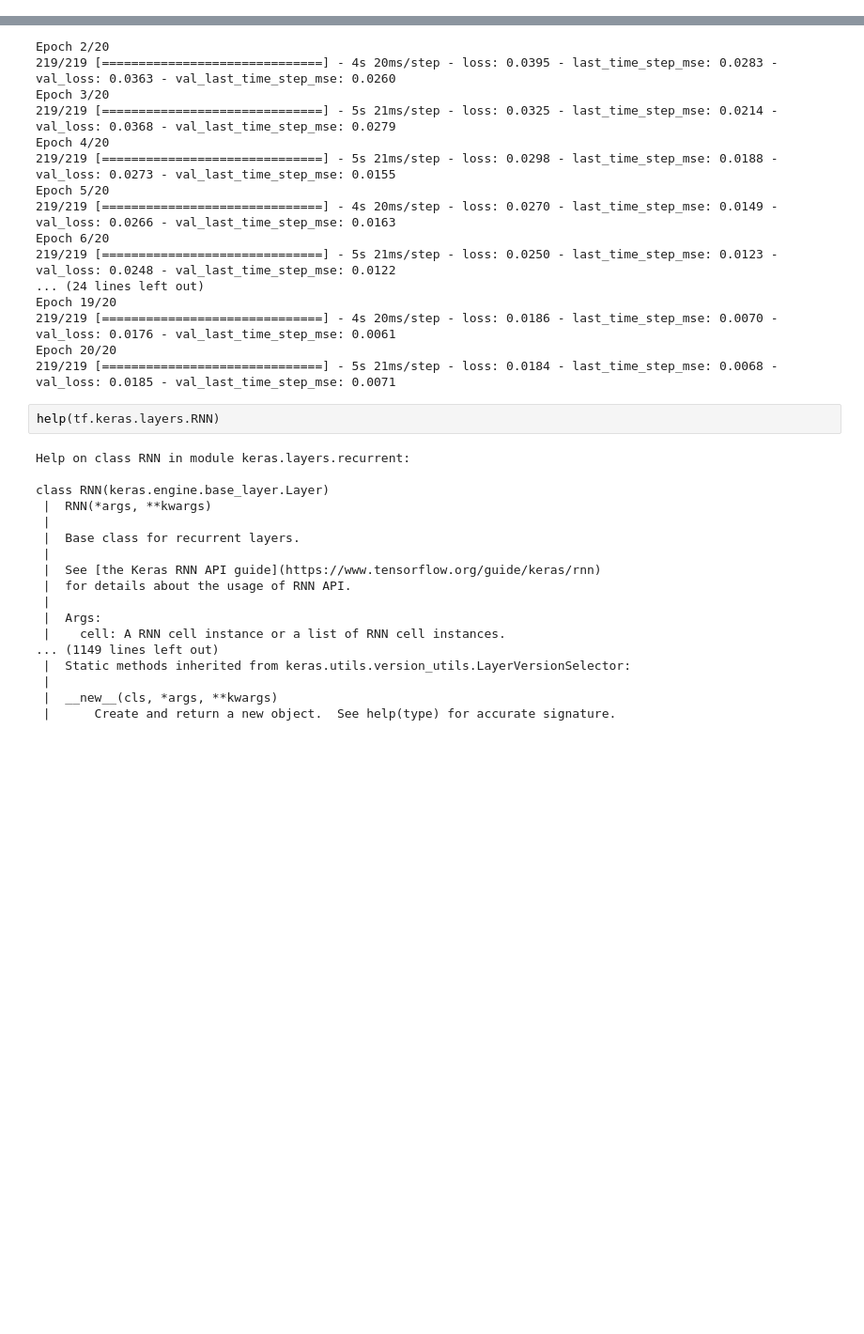
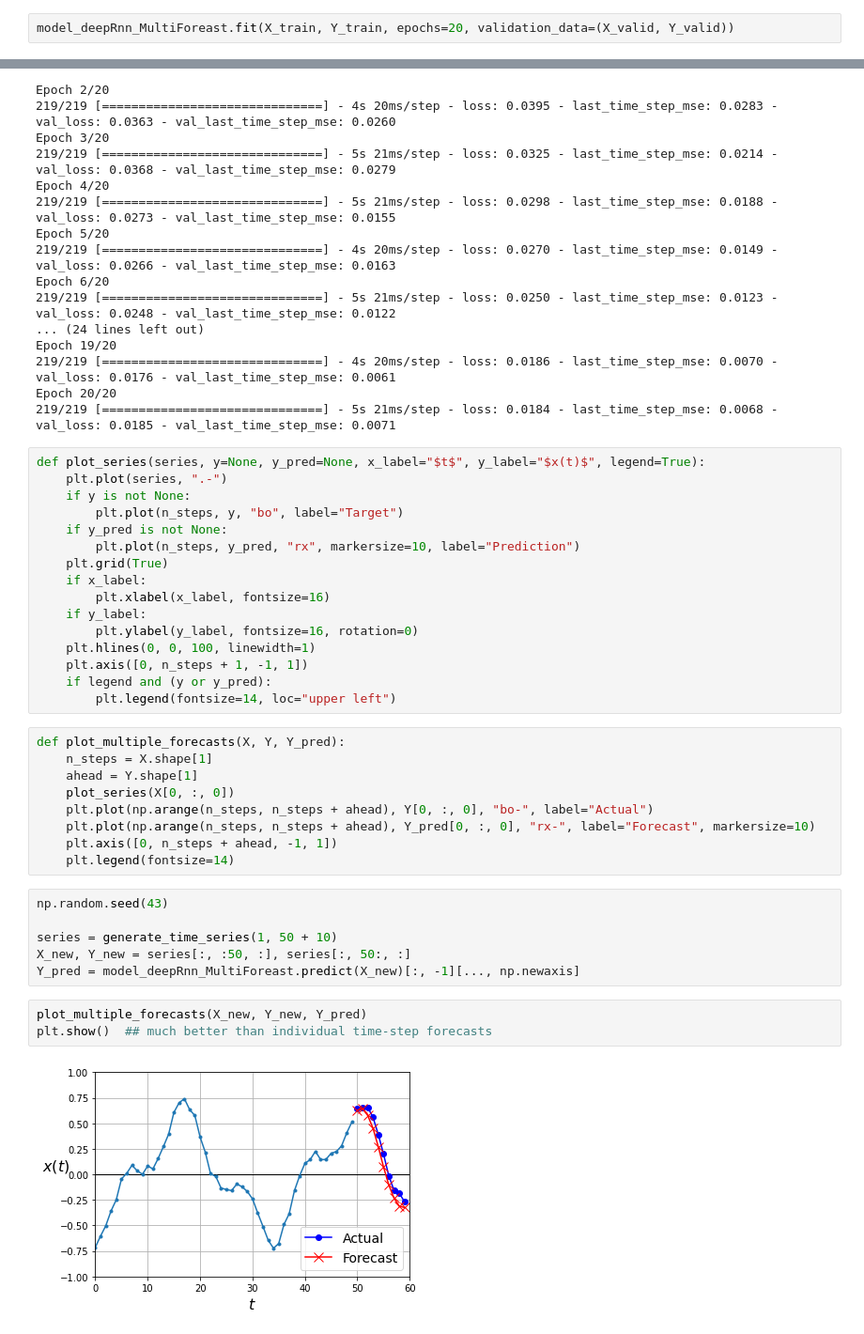
Before and after one commit to rahuljungbahadur/hands_on_ml_book, a Jupyter notebook: Rnn_time_series.ipynb, the cells around one changed output, grey strips where cells are left out. Shown: that part at 94% size. Drawn from its saved outputs; the diff is of its cells as text; blank space fills up the shorter version.

```diff
--- a/Rnn_time_series.ipynb
+++ b/Rnn_time_series.ipynb
@@ -312,3 +312,5 @@ def last_step_error_metric(y_true, y_pred):
 model_deepRnn_MultiForeast.compile(optimizer=tf.keras.optimizers.Adam(learning_rate=0.01),
                                    loss='mse',
                                    metrics=[last_step_error_metric])
+# %%
+model_deepRnn_MultiForeast.fit(X_train, Y_train, epochs=20, validation_data=(X_valid, Y_valid))
@@ -346,23 +367,39 @@ Epoch 19/20
 219/219 [==============================] - 4s 20ms/step - loss: 0.0186 - last_time_step_mse: 0.0070 - val_loss: 0.0176 - val_last_time_step_mse: 0.0061
 Epoch 20/20
 219/219 [==============================] - 5s 21ms/step - loss: 0.0184 - last_time_step_mse: 0.0068 - val_loss: 0.0185 - val_last_time_step_mse: 0.0071
-# %%
-help(tf.keras.layers.RNN)
-# %% [output]
-Help on class RNN in module keras.layers.recurrent:
-
-class RNN(keras.engine.base_layer.Layer)
- |  RNN(*args, **kwargs)
- |
- |  Base class for recurrent layers.
- |
- |  See [the Keras RNN API guide](https://www.tensorflow.org/guide/keras/rnn)
- |  for details about the usage of RNN API.
- |
- |  Args:
- |    cell: A RNN cell instance or a list of RNN cell instances.
-... (1149 lines left out)
- |  Static methods inherited from keras.utils.version_utils.LayerVersionSelector:
- |
- |  __new__(cls, *args, **kwargs)
- |      Create and return a new object.  See help(type) for accurate signature.
+# %%
+def plot_series(series, y=None, y_pred=None, x_label="$t$", y_label="$x(t)$", legend=True):
+    plt.plot(series, ".-")
+    if y is not None:
+        plt.plot(n_steps, y, "bo", label="Target")
+    if y_pred is not None:
+        plt.plot(n_steps, y_pred, "rx", markersize=10, label="Prediction")
+    plt.grid(True)
+    if x_label:
+        plt.xlabel(x_label, fontsize=16)
+    if y_label:
+        plt.ylabel(y_label, fontsize=16, rotation=0)
+    plt.hlines(0, 0, 100, linewidth=1)
+    plt.axis([0, n_steps + 1, -1, 1])
+    if legend and (y or y_pred):
+        plt.legend(fontsize=14, loc="upper left")
+# %%
+def plot_multiple_forecasts(X, Y, Y_pred):
+    n_steps = X.shape[1]
+    ahead = Y.shape[1]
+    plot_series(X[0, :, 0])
+    plt.plot(np.arange(n_steps, n_steps + ahead), Y[0, :, 0], "bo-", label="Actual")
+    plt.plot(np.arange(n_steps, n_steps + ahead), Y_pred[0, :, 0], "rx-", label="Forecast", markersize=10)
+    plt.axis([0, n_steps + ahead, -1, 1])
+    plt.legend(fontsize=14)
+# %%
+np.random.seed(43)
+
+series = generate_time_series(1, 50 + 10)
+X_new, Y_new = series[:, :50, :], series[:, 50:, :]
+Y_pred = model_deepRnn_MultiForeast.predict(X_new)[:, -1][..., np.newaxis]
+# %%
+plot_multiple_forecasts(X_new, Y_new, Y_pred)
+plt.show()  ## much better than individual time-step forecasts
+# %% [output]
+[figure, added]
```
Also changed, not shown: parts of 15 cells of this notebook.
